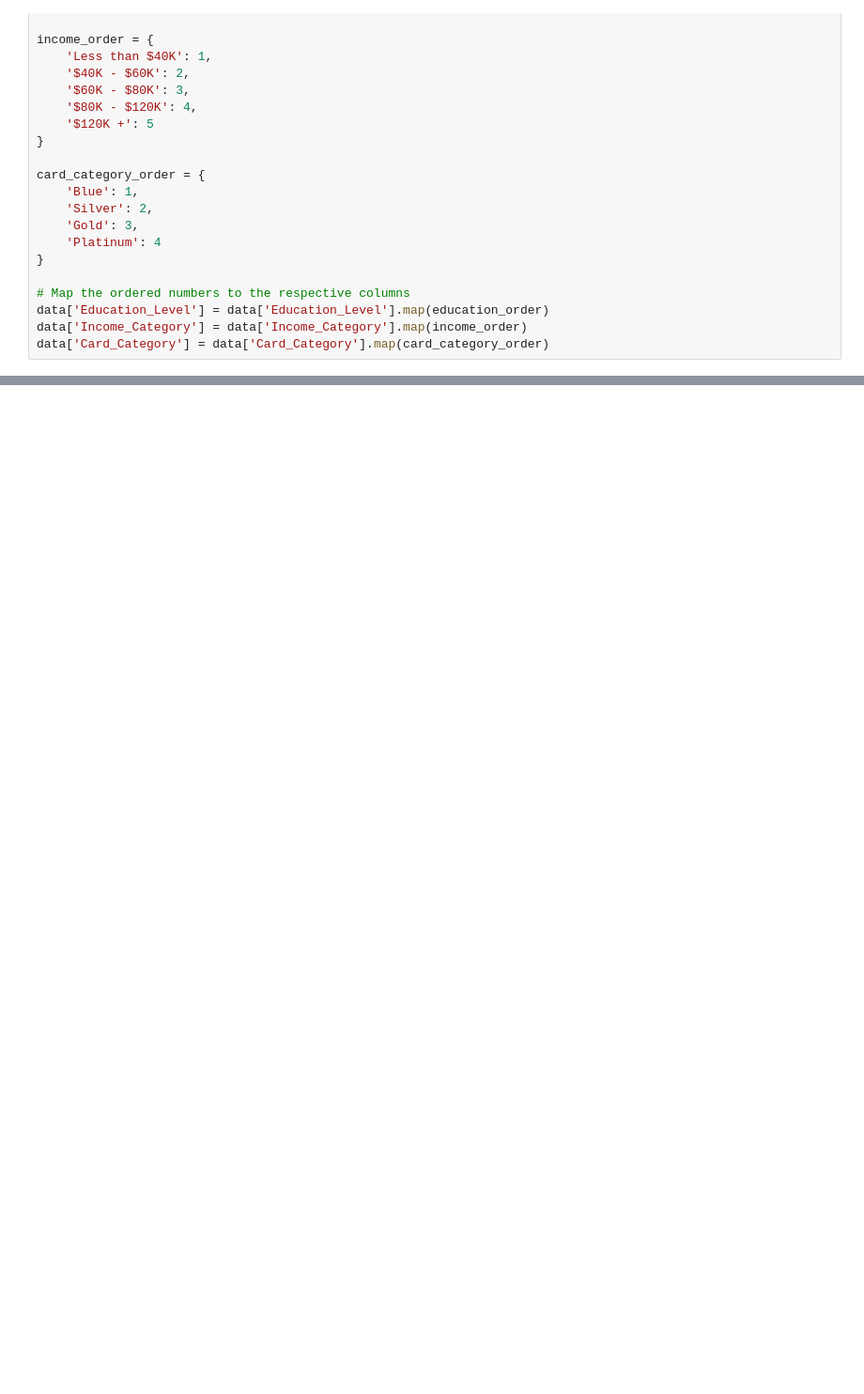
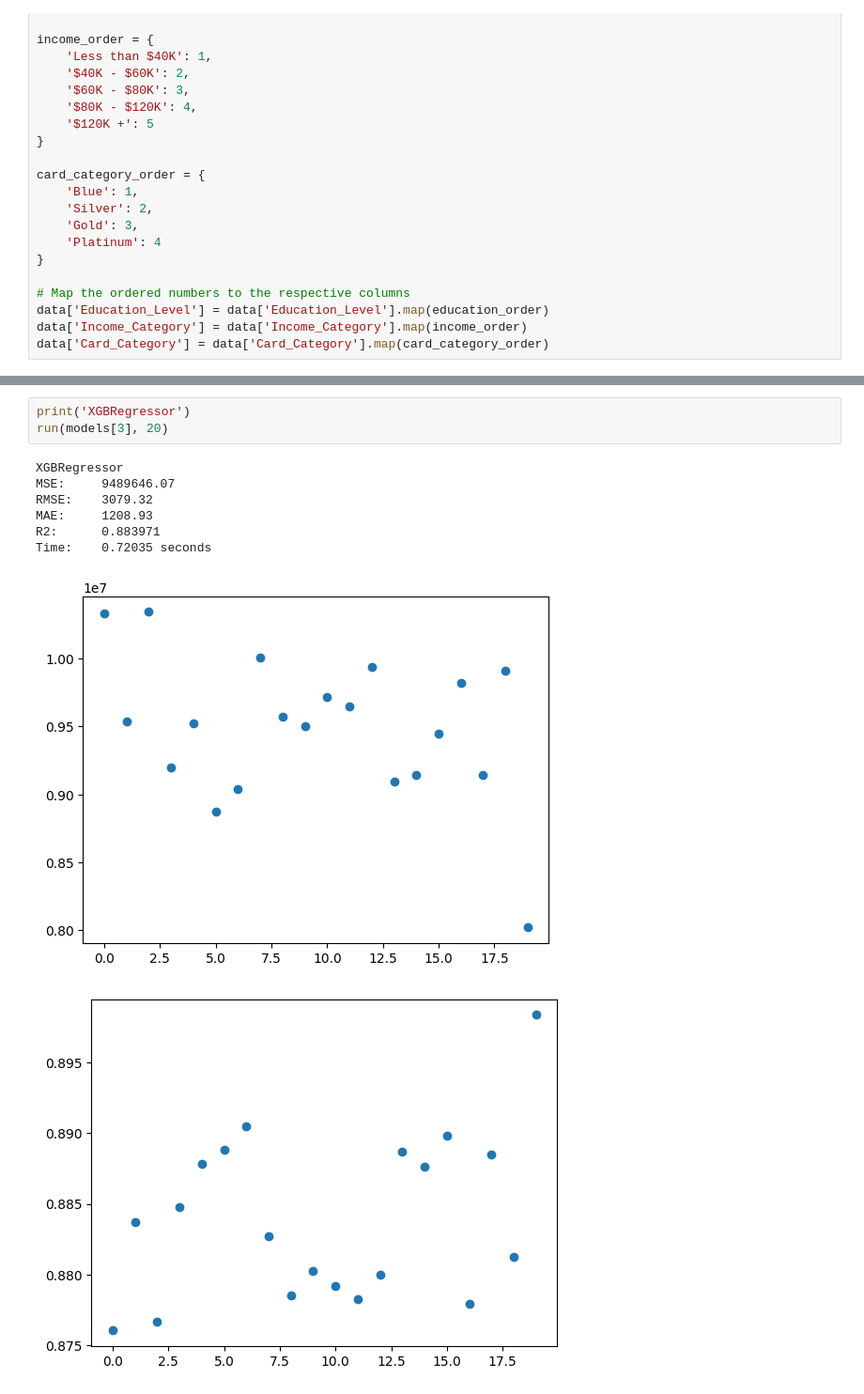
Before and after one commit to MohammadMazrouei/Credit_Prediction, a Jupyter notebook: credit_prediction.ipynb, the cells around one changed output, grey strips where cells are left out. Shown at 94% size. Saved outputs shown, nothing was run; the diff lists cells and outputs as text; blank space fills up the shorter version.

```diff
--- a/credit_prediction.ipynb
+++ b/credit_prediction.ipynb
@@ -195,0 +222,12 @@ for model in models:
+# %%
+print('XGBRegressor')
+run(models[3], 20)
+# %% [output]
+XGBRegressor
+MSE:     9489646.07
+RMSE:    3079.32
+MAE:     1208.93
+R2:      0.883971
+Time:    0.72035 seconds
+[figure, added]
+[figure, added]
```
Also changed, not shown: parts of 13 cells of this notebook.
